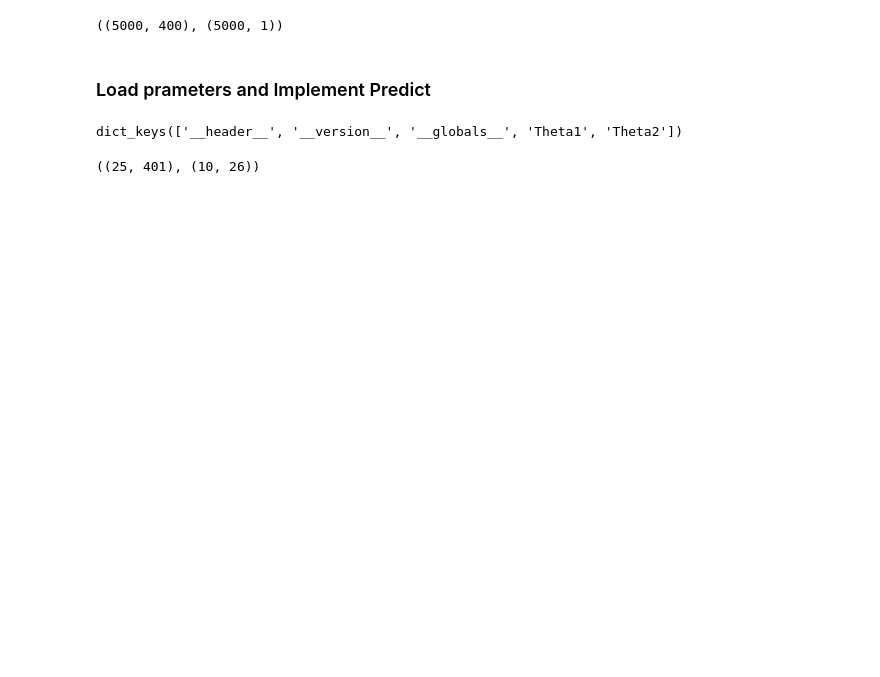
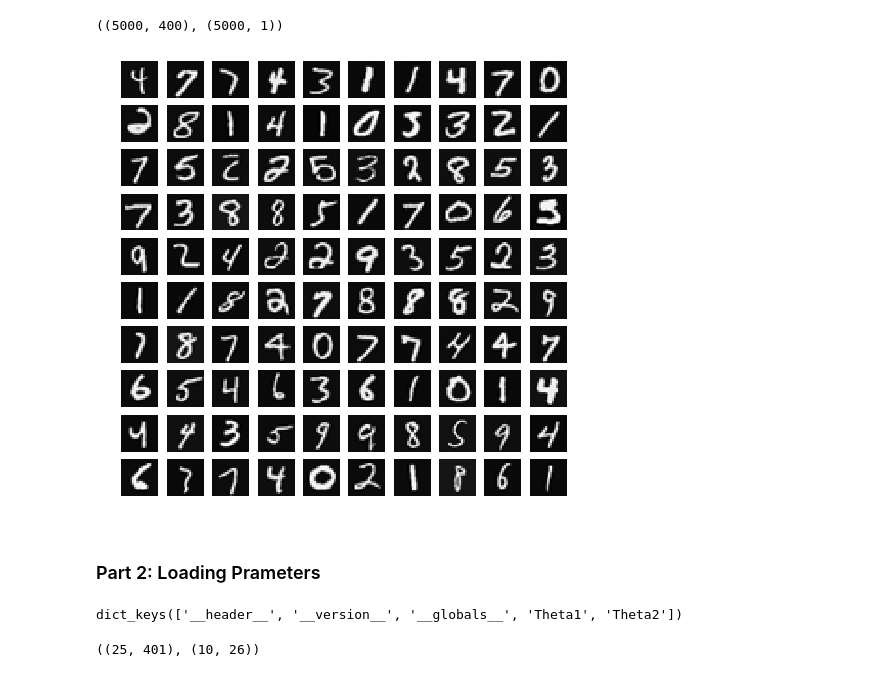
Before and after one commit to AlKou/Pythonized-Exercises-of-Andrew-Ng-s-Machine-Learning-Course, a Jupyter notebook: Exercise 3/Exercise 3.ipynb, the cells around one changed output. Drawn from its saved outputs; the diff is of its cells as text; code cells hidden in the pictures; blank space fills up the shorter version.

```diff
--- a/Exercise 3/Exercise 3.ipynb
+++ b/Exercise 3/Exercise 3.ipynb
@@ -216,8 +196,16 @@ y = data['y']
 X.shape, y.shape
 # %% [output]
 ((5000, 400), (5000, 1))
-# %% [markdown]
-### Load prameters and Implement  Predict
+# %%
+rand_indices = list(range(len(X)))
+random.shuffle(rand_indices)
+sel = X[rand_indices[:100]]
+
+displayData(sel)
+# %% [output]
+[figure, added]
+# %% [markdown]
+### Part 2: Loading Prameters
 # %%
 wghts = sio.loadmat('ex3weights.mat')
 wghts.keys()
```
Also changed, not shown: parts of 24 cells of this notebook.
